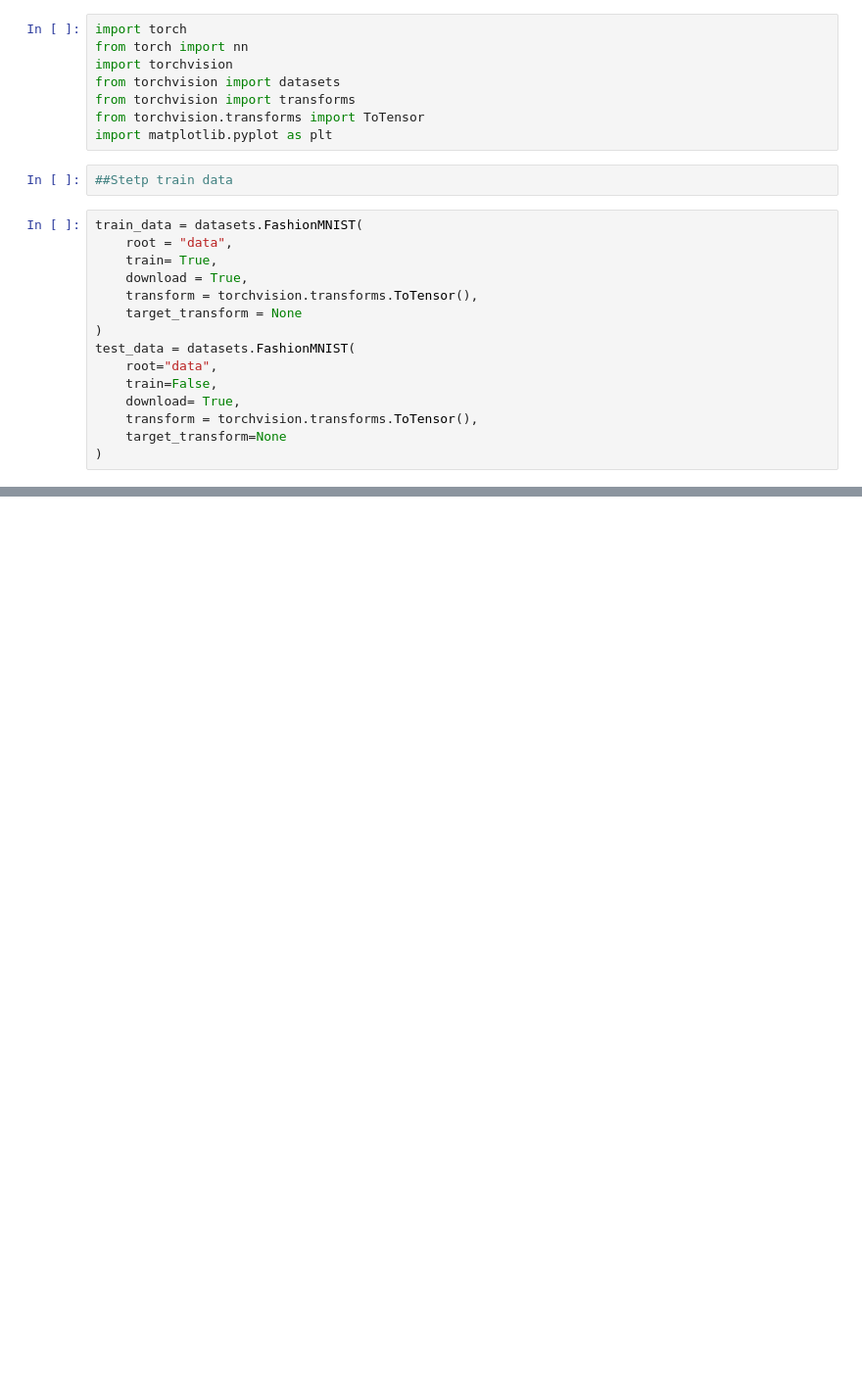
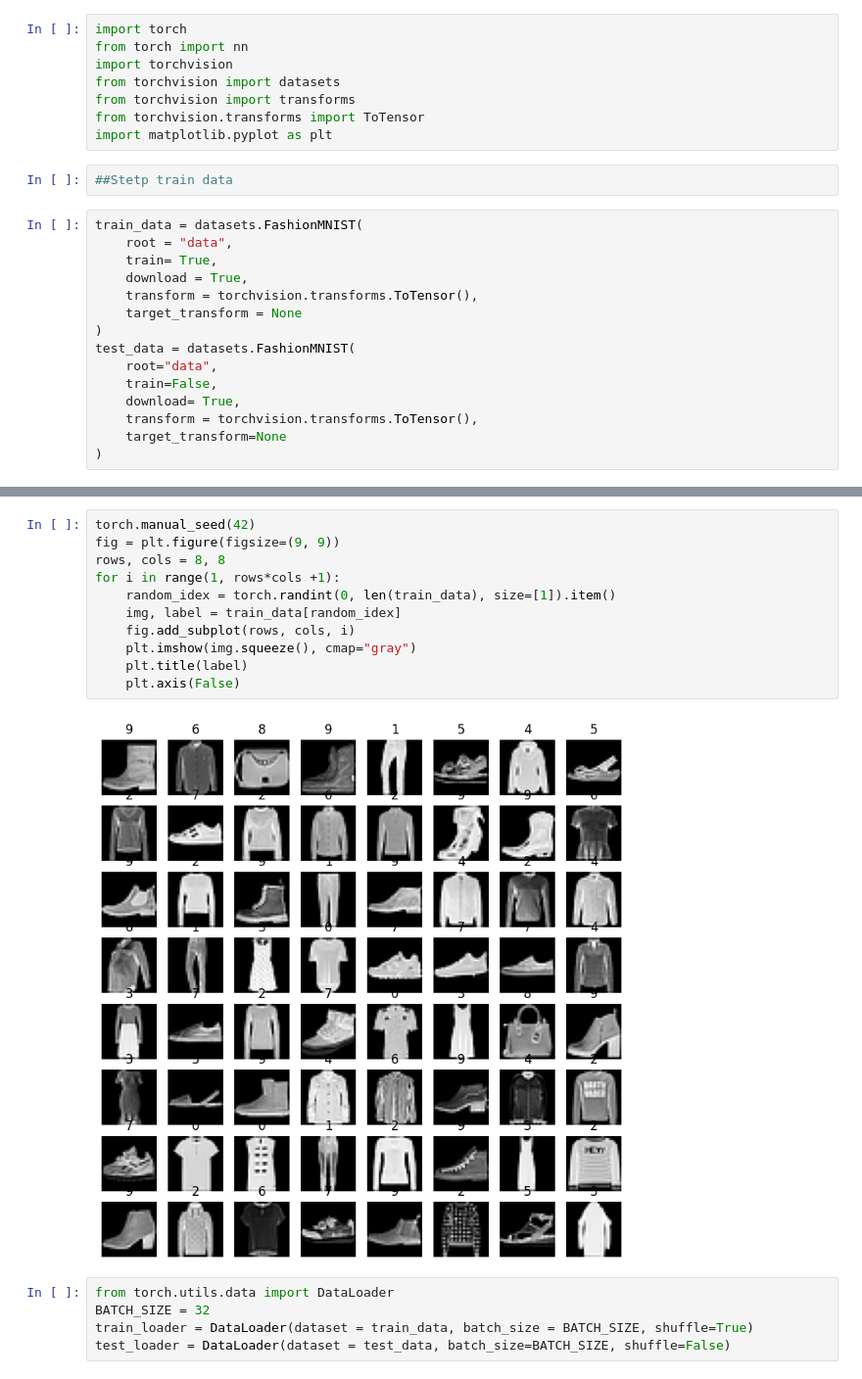
Before and after one commit to IdrissaIyamuremye/Deep-Learning-, a Jupyter notebook: classfication.ipynb, the cells around one changed output, grey strips where cells are left out. Shown at 98% size. Drawn from its saved outputs; the diff is of its cells as text; blank space fills up the shorter version.

```diff
--- a/classfication.ipynb
+++ b/classfication.ipynb
@@ -138,0 +275,18 @@ test_data = datasets.FashionMNIST(
+# %%
+torch.manual_seed(42)
+fig = plt.figure(figsize=(9, 9))
+rows, cols = 8, 8
+for i in range(1, rows*cols +1):
+    random_idex = torch.randint(0, len(train_data), size=[1]).item()
+    img, label = train_data[random_idex]
+    fig.add_subplot(rows, cols, i)
+    plt.imshow(img.squeeze(), cmap="gray")
+    plt.title(label)
+    plt.axis(False)
+# %% [output]
+[figure, added]
+# %%
+from torch.utils.data import DataLoader
+BATCH_SIZE = 32
+train_loader = DataLoader(dataset = train_data, batch_size = BATCH_SIZE, shuffle=True)
+test_loader = DataLoader(dataset = test_data, batch_size=BATCH_SIZE, shuffle=False)
```
Also changed, not shown: parts of 24 cells of this notebook.
